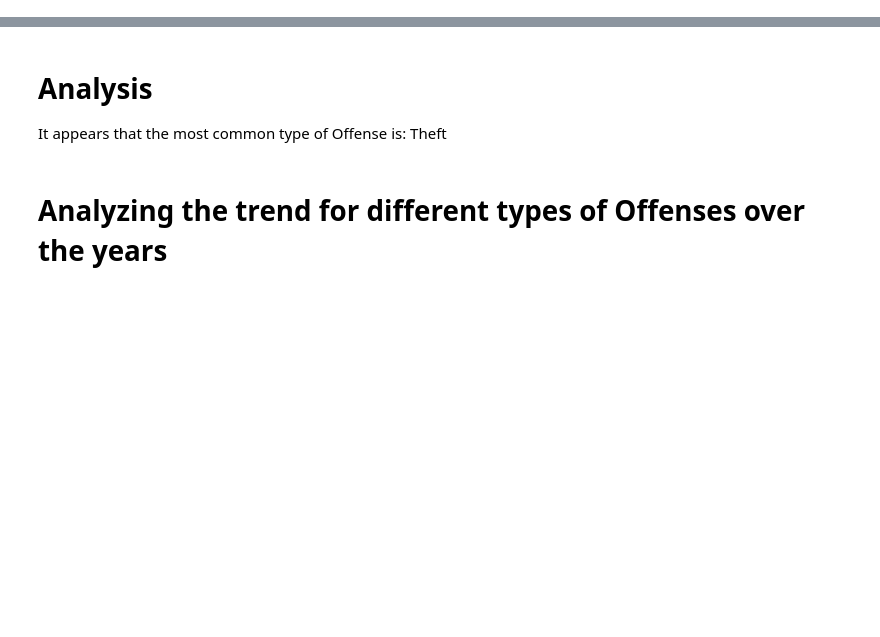
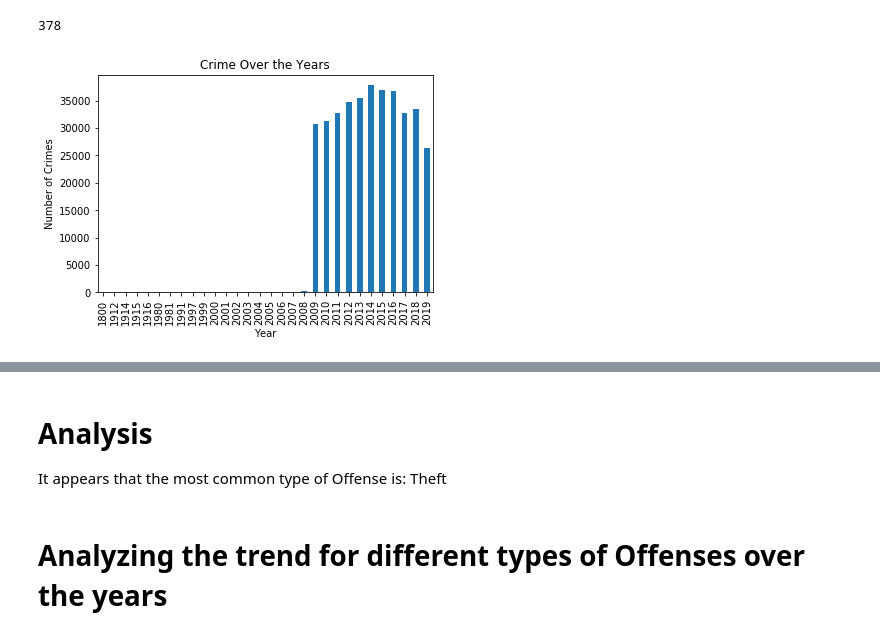
Before and after one commit to iraismgarcia5/Project_DC_Crime_Analysis, a Jupyter notebook: Project1_DC_Crime_Analysis.ipynb, the cells around one changed output, grey strips where cells are left out. Saved outputs shown, nothing was run; the diff lists cells and outputs as text; code cells hidden in the pictures; blank space fills up the shorter version.

Commit message:
Deleted duplicate data - Incidents

```diff
--- a/Project1_DC_Crime_Analysis.ipynb
+++ b/Project1_DC_Crime_Analysis.ipynb
@@ -148,11 +269,6 @@ dc_crimes_df.count()
 # %%
 # # #Any Duplicate incidents?
-# dc_crimes_df['Dup_CCN'] = dc_crimes_df.groupby('CCN')['CCN'].transform('size')
-# # dc_crimes_df['Dup_CCN']
-# # dc_crimes_df_sorted=dc_crimes_df.sort_values("Dup_CCN",ascending=False)
-# # dc_crimes_df_sorted['Dup_CCN']
-# # dc_crimes_df_sorted.drop_duplicates(subset ="CCN",keep = False, inplace = True)
-# # #dc_crimes_df_sorted.drop_duplicates('CCN')
-# # dc_crimes_df_sorted['Dup_CCN']
-# # #df_export=for_me.loc[dc_crimes_df["CCN"]==13132784,:]
-# # #df_export.to_csv("../sample_dup_data.csv",index=False,header=True,encoding='utf-8-sig')
+dc_crimes_df['Dup_CCN'] = dc_crimes_df.groupby('CCN')['CCN'].transform('size')
+dc_crimes_df['Dup_CCN']
+dc_crimes_df_sorted=dc_crimes_df.sort_values("Dup_CCN",ascending=False)
+dc_crimes_df_sorted['Dup_CCN']
@@ -158,0 +293,5 @@ dc_crimes_df.count()
+# %%
+#Delete duplicate Incident Data
+dc_crimes_df_sorted.drop_duplicates(subset ="CCN",keep = False, inplace = True)
+dc_crimes_df_sorted['Dup_CCN']
+dc_crimes_df_sorted.count()
@@ -159,5 +316,7 @@ dc_crimes_df.count()
 # %%
 # # There are some incidents that started before 2009 but were reported after 2009
-# var=dc_crimes_df.loc[dc_crimes_df["Year"]<2009,"CCN"]
-# var.count()
+var=dc_crimes_df_sorted.loc[dc_crimes_df_sorted["Year"]<2009,"CCN"]
+var.count()
 # dc_crimes_df["START_DATE"].count()
+# %% [output]
+378
@@ -168,10 +323,12 @@ dc_crimes_df.count()
 # %%
 #Plot crimes per year
-dc_crimes_df.groupby([dc_crimes_df.Year]).size().plot.bar()
+dc_crimes_df_sorted.groupby([dc_crimes_df_sorted.Year]).size().plot.bar()
 plt.title('Crime Over the Years')
 plt.xlabel('Year')
 plt.ylabel('Number of Crimes')
 plt.show()
+# %% [output]
+[figure, added]
 # %%
 #Plot crimes per month
 dc_crimes_df.groupby([dc_crimes_df.Month]).size().plot.bar()
```
Also changed, not shown: parts of 19 cells of this notebook.
